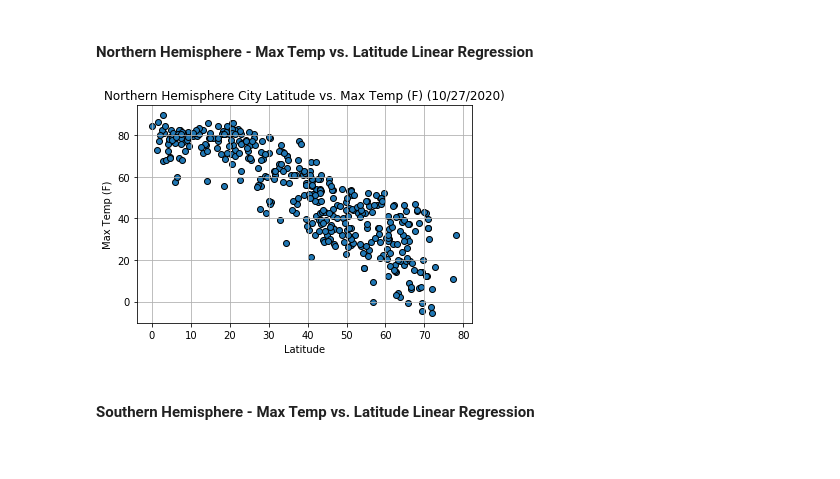
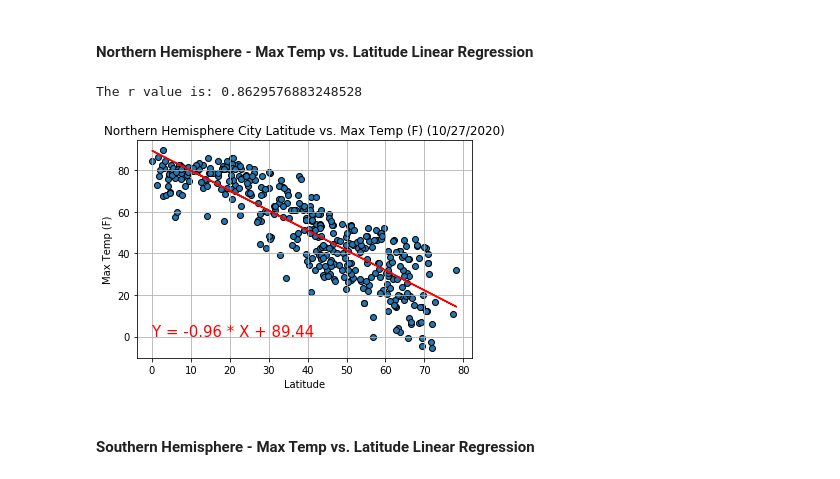
Before and after one commit to mgood13/python-api-challenge, a Jupyter notebook: WeatherPy/WeatherPy.ipynb, the cells around one changed output. Cells and saved outputs as stored; diff of their text form; code cells hidden in the pictures.

Commit message:
Added the rest of the plots to WeatherPy

```diff
--- a/WeatherPy/WeatherPy.ipynb
+++ b/WeatherPy/WeatherPy.ipynb
@@ -233,13 +233,24 @@ south_df = weather_df.loc[weather_df['Lat'] < 0,:]
 # %% [markdown]
 ####  Northern Hemisphere - Max Temp vs. Latitude Linear Regression
 # %%
+(slope, intercept, rvalue, pvalue, stderr) = linregress(north_df['Lat'],north_df['Max Temp'])
+yvals = round(slope,2) * north_df['Lat'] + round(intercept,2)
+
+line_name = 'Y = ' + str(round(slope,2)) + ' * X' + ' + ' + str(round(intercept,2))
+
+
+print('The r value is: ' + str(abs(rvalue)))
+
 plt.scatter(north_df['Lat'],north_df['Max Temp'],edgecolors = 'black')
+plt.plot(north_df['Lat'],yvals,color = 'red')
 plt.grid()
 plt.xlabel('Latitude')
 plt.ylabel('Max Temp (F)')
 plt.title('Northern Hemisphere City Latitude vs. Max Temp (F) ' + date)
+plt.annotate(line_name, (0,0),fontsize=15,color="red")
 plt.show()
 # %% [output]
+The r value is: 0.8629576883248528
-[figure, old version]
+[figure, new version]
 # %% [markdown]
 ####  Southern Hemisphere - Max Temp vs. Latitude Linear Regression
```
Also changed, not shown: parts of 7 cells of this notebook.
